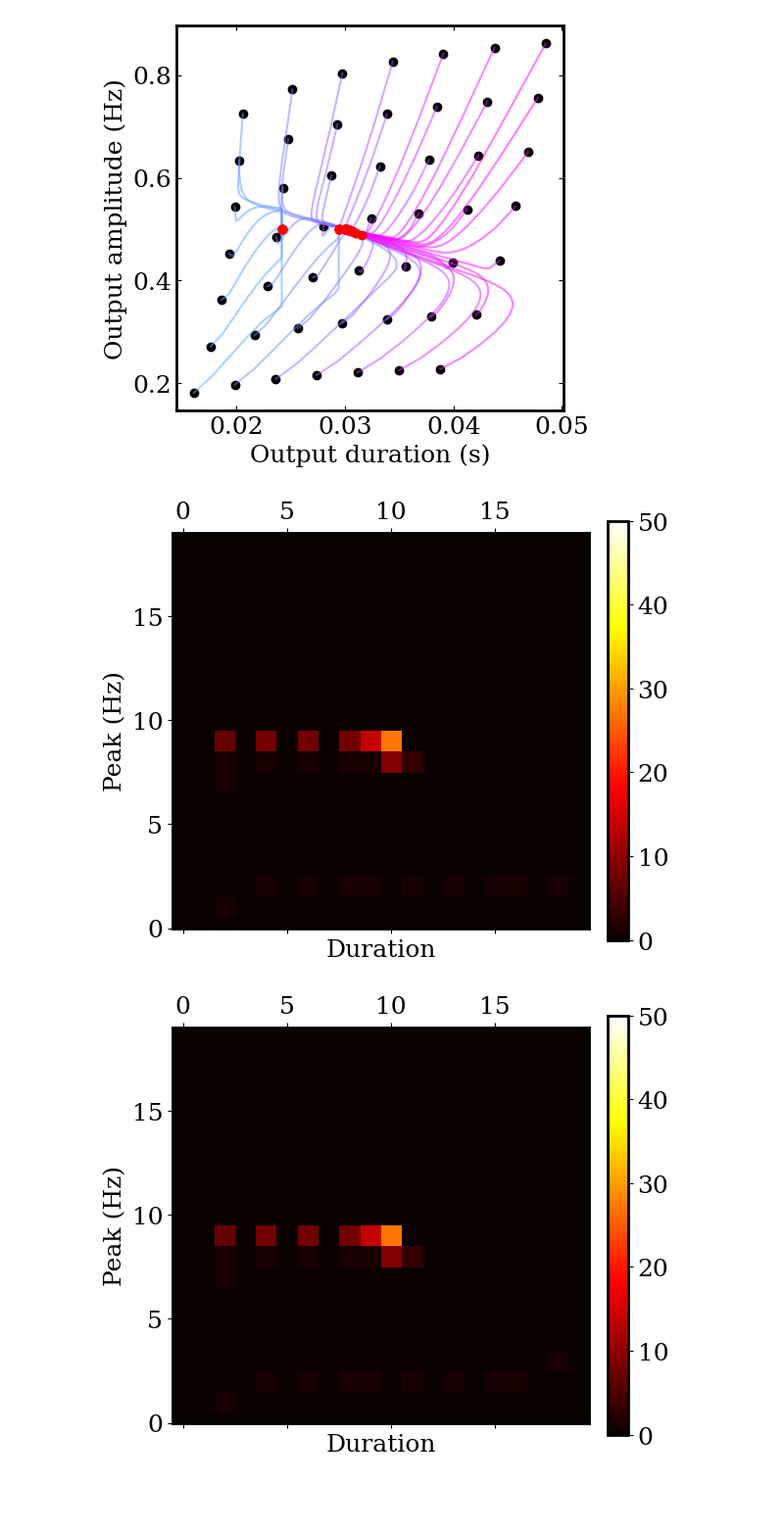
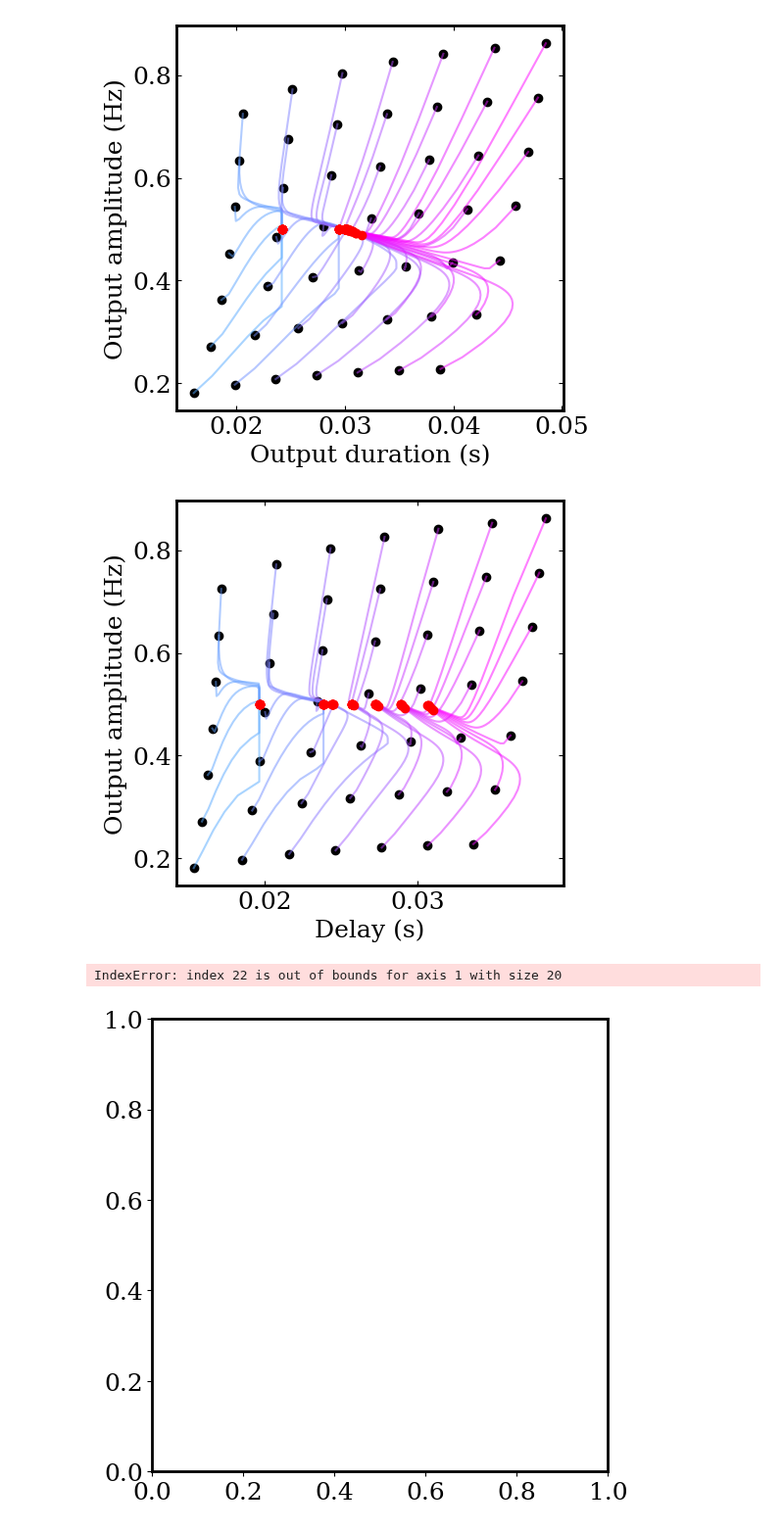
Before and after one commit to davidgbe/automated_plasticity_discovery, a Jupyter notebook: moment_control.ipynb, the cells around one changed output. Shown at 98% size. Cells and saved outputs as stored; diff of their text form; code cells hidden in the pictures; blank space fills up the shorter version.

Commit message:
save figures of moment control & single cell perturbations

```diff
--- a/moment_control.ipynb
+++ b/moment_control.ipynb
@@ -261,48 +268,78 @@ for i_traj in range(0, trajs.shape[0], 1):
         continue
     traj = trajs[i_traj, :]
 
-    x_idxs = np.arange(2, len(traj), 2)
-    y_idxs = np.arange(3, len(traj), 2)
+    x_idxs = np.arange(3, len(traj), 3)
+    y_idxs = np.arange(4, len(traj), 3)
     axs.plot(traj[x_idxs], traj[y_idxs], color=colors[i_traj], alpha=0.5)
 #     axs.plot(traj[[0, 2]], traj[[1, 3]], '--', color=colors[i_traj], alpha=0.5)
-    axs.scatter([traj[2]], [traj[3]], color='black')
-    axs.scatter([traj[-2]], [traj[-1]], color='red', zorder=10)
+    axs.scatter([traj[3]], [traj[4]], color='black')
+    axs.scatter([traj[-3]], [traj[-2]], color='red', zorder=10)
 
 axs.set_xlabel('Output duration (s)')
 axs.set_ylabel('Output amplitude (Hz)')
 
 axs.tick_params(axis='both', which='both', direction='in', right=True, top=True)
 plt.subplots_adjust(wspace=0, hspace=0.05)
+
+fig.savefig('double_setpoint_amp_dur.png')
+fig.savefig('double_setpoint_amp_dur.svg')
 # %% [output]
 [figure]
+# %%
+scale = 1.7
+fig, axs = plt.subplots(1, 1, figsize=(3 * scale, 3 * scale))
+
+colors = get_ordered_colors('cool', len(trajs))
+for i_traj in range(0, trajs.shape[0], 1):
+    if i_traj % 10 < 3 or i_traj < 30:
+        continue
+    traj = trajs[i_traj, :]
+
+    x_idxs = np.arange(5, len(traj), 3)
+    y_idxs = np.arange(4, len(traj), 3)
+    axs.plot(traj[x_idxs], traj[y_idxs], color=colors[i_traj], alpha=0.5)
+#     axs.plot(traj[[0, 2]], traj[[1, 3]], '--', color=colors[i_traj], alpha=0.5)
+    axs.scatter([traj[5]], [traj[4]], color='black')
+    axs.scatter([traj[-1]], [traj[-2]], color='red', zorder=10)
+
+axs.set_xlabel('Delay (s)')
+axs.set_ylabel('Output amplitude (Hz)')
+
+axs.tick_params(axis='both', which='both', direction='in', right=True, top=True)
+plt.subplots_adjust(wspace=0, hspace=0.05)
+
+fig.savefig('./figures/double_setpoint_amp_delay.png')
+fig.savefig('./figures/double_setpoint_amp_delay.svg')
+# %% [output]
+[figure, added]
 # %%
 trajs_inh = copy(trajs)
 # %%
 trajs = copy(trajs_inh)
 
 tiling_size = 20
 
 for i_cycle in range(n_cycles):
     if not i_cycle >= (n_cycles - 2):
         continue
 #     if not (i_cycle % 1 == 0):
 #         continue
     density = np.zeros((tiling_size, tiling_size))
     scale = 2
     fig, axs = plt.subplots(1, 1, figsize=(3 * scale, 3 * scale))
     for i_traj in range(trajs.shape[0]):
         traj = trajs[i_traj, :]
-        density[int(traj[2 * i_cycle] / 0.06 * tiling_size), int(traj[(2 * i_cycle + 1)] / 1.1 * tiling_size)] += 1
+        density[int(traj[3 * i_cycle + 1] / 1.1 * tiling_size), int(traj[(3 * i_cycle + 2)] / 0.01 * tiling_size)] += 1
 #     density /= density.sum()
 
     mappable = axs.matshow(density.T, vmin=0, vmax=50, cmap='hot')
     plt.colorbar(mappable, fraction=0.046, pad=0.04)
     axs.set_ylim(0, tiling_size - 1)
     axs.set_xlabel('Duration')
     axs.set_ylabel('Peak (Hz)')
 # %% [output]
+IndexError: index 22 is out of bounds for axis 1 with size 20
-[figure, old version]
+[figure, new version]
-[figure, removed]
 # %%
 T = 0.4 # Total duration of one network simulation
 dt = 1e-4 # Timestep
```
Also changed, not shown: parts of 5 cells of this notebook.
